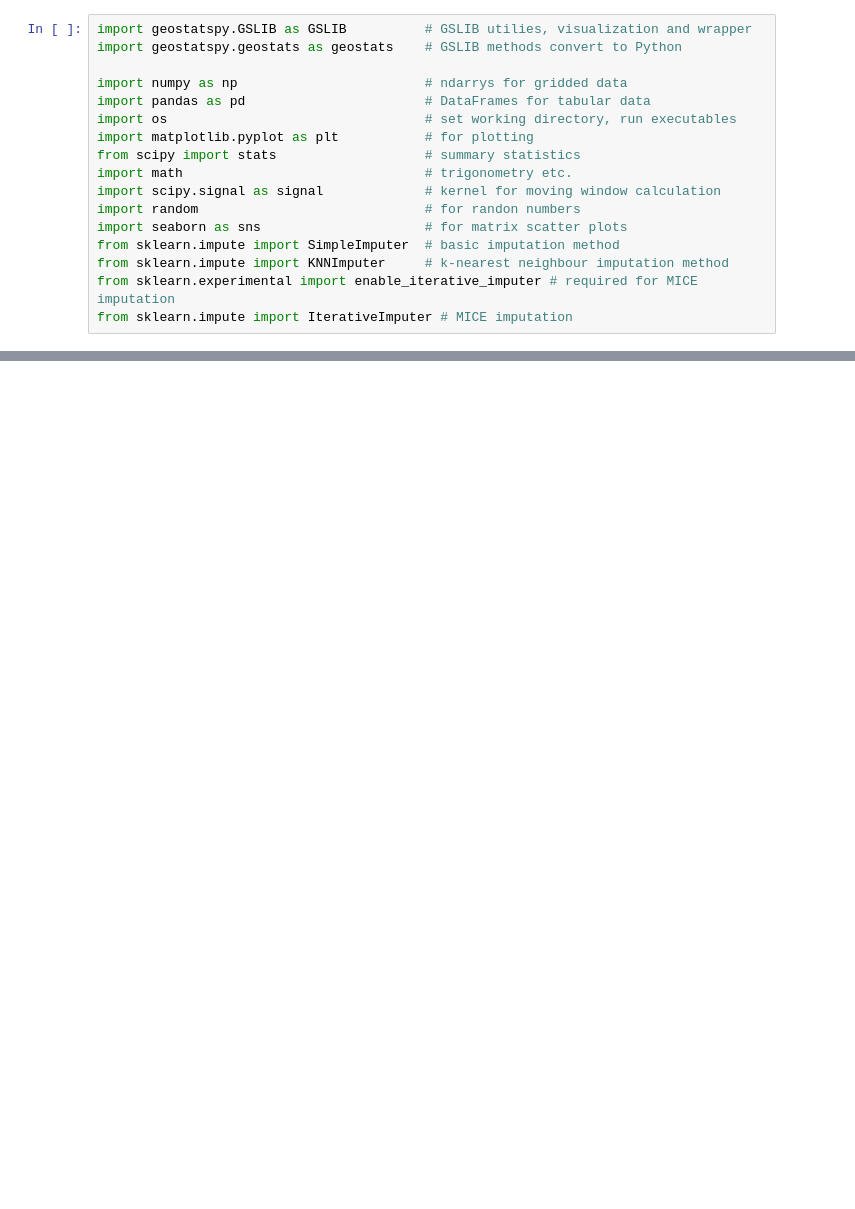
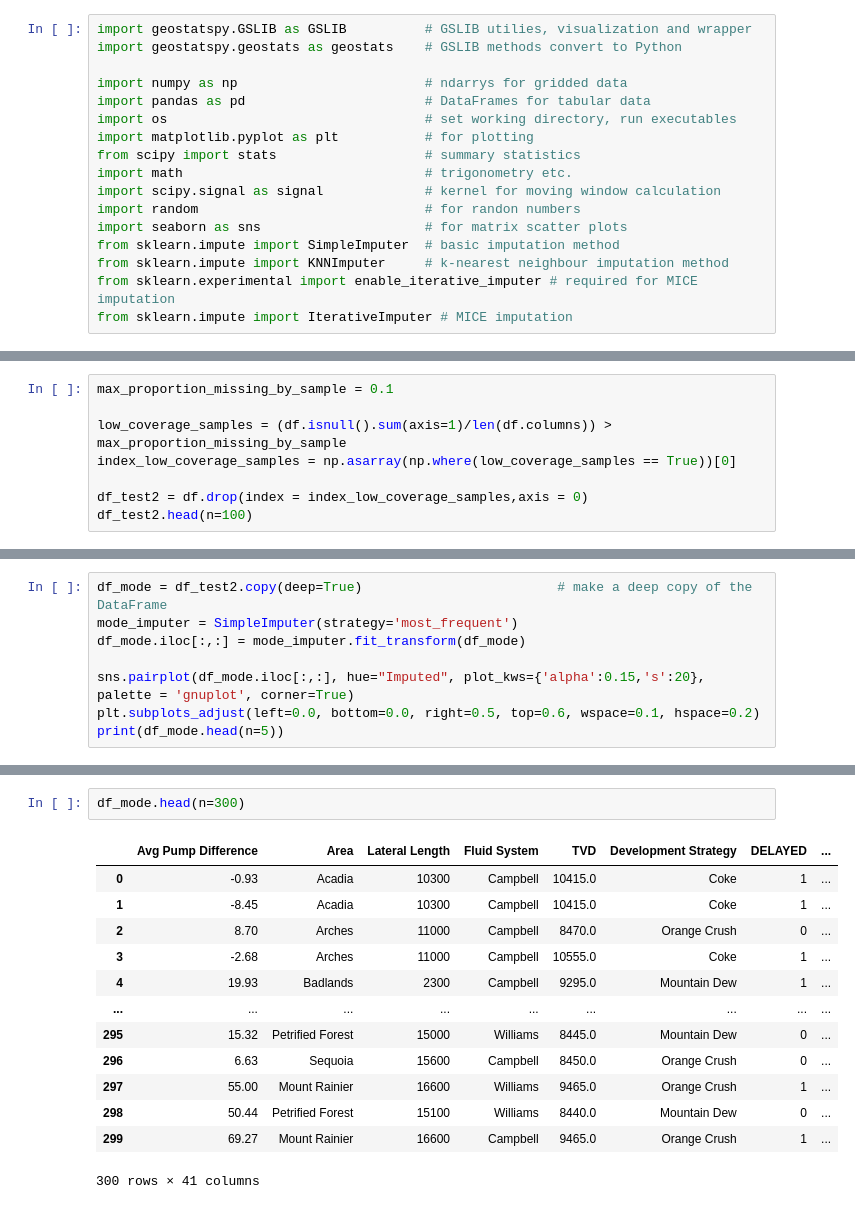
Before and after one commit to PGEHackathon/wildcats, a Jupyter notebook: Untitled.ipynb, the cells around one changed output, grey strips where cells are left out. Drawn from its saved outputs; the diff is of its cells as text; blank space fills up the shorter version.

```diff
--- a/Untitled.ipynb
+++ b/Untitled.ipynb
@@ -72,0 +70,8 @@ df2.to_csv('SummaryStatistics.csv', index=False, encoding='utf-8')
+# %%
+max_proportion_missing_by_sample = 0.1
+
+low_coverage_samples = (df.isnull().sum(axis=1)/len(df.columns)) > max_proportion_missing_by_sample
+index_low_coverage_samples = np.asarray(np.where(low_coverage_samples == True))[0]
+
+df_test2 = df.drop(index = index_low_coverage_samples,axis = 0)
+df_test2.head(n=100)
@@ -72,0 +115,8 @@ df2.to_csv('SummaryStatistics.csv', index=False, encoding='utf-8')
+# %%
+df_mode = df_test2.copy(deep=True)                         # make a deep copy of the DataFrame
+mode_imputer = SimpleImputer(strategy='most_frequent')
+df_mode.iloc[:,:] = mode_imputer.fit_transform(df_mode)
+
+sns.pairplot(df_mode.iloc[:,:], hue="Imputed", plot_kws={'alpha':0.15,'s':20}, palette = 'gnuplot', corner=True)
+plt.subplots_adjust(left=0.0, bottom=0.0, right=0.5, top=0.6, wspace=0.1, hspace=0.2)
+print(df_mode.head(n=5))
@@ -72,0 +126,16 @@ df2.to_csv('SummaryStatistics.csv', index=False, encoding='utf-8')
+# %%
+df_mode.head(n=300)
+# %% [output]
+|  | Avg Pump Difference | Area | Lateral Length | Fluid System | TVD | Development Strategy | DELAYED | ... |
+| 0 | -0.93 | Acadia | 10300 | Campbell | 10415.0 | Coke | 1 | ... |
+| 1 | -8.45 | Acadia | 10300 | Campbell | 10415.0 | Coke | 1 | ... |
+| 2 | 8.70 | Arches | 11000 | Campbell | 8470.0 | Orange Crush | 0 | ... |
+| 3 | -2.68 | Arches | 11000 | Campbell | 10555.0 | Coke | 1 | ... |
+| 4 | 19.93 | Badlands | 2300 | Campbell | 9295.0 | Mountain Dew | 1 | ... |
+| ... | ... | ... | ... | ... | ... | ... | ... | ... |
+| 295 | 15.32 | Petrified Forest | 15000 | Williams | 8445.0 | Mountain Dew | 0 | ... |
+| 296 | 6.63 | Sequoia | 15600 | Campbell | 8450.0 | Orange Crush | 0 | ... |
+| 297 | 55.00 | Mount Rainier | 16600 | Williams | 9465.0 | Orange Crush | 1 | ... |
+| 298 | 50.44 | Petrified Forest | 15100 | Williams | 8440.0 | Mountain Dew | 0 | ... |
+| 299 | 69.27 | Mount Rainier | 16600 | Campbell | 9465.0 | Orange Crush | 1 | ... |
+300 rows × 41 columns
```
Also changed, not shown: parts of 10 cells of this notebook, 3 other files.
